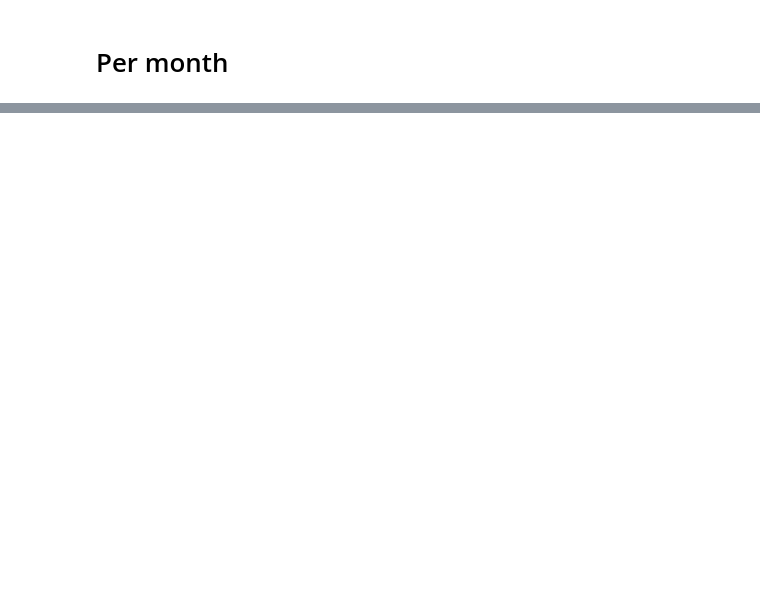
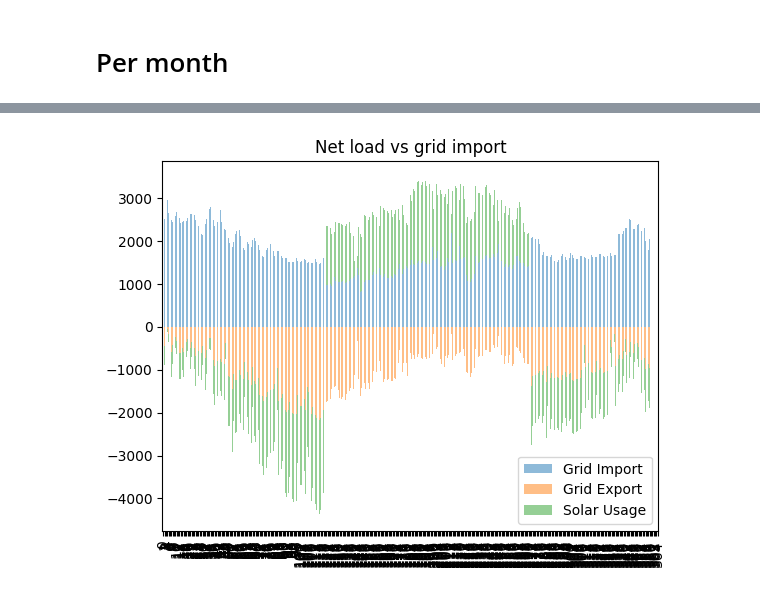
Before and after one commit to lgcharpe/the_gROKe_policy, a Jupyter notebook: jupyter_notebooks/SondreGym.ipynb, the cells around one changed output, grey strips where cells are left out. Cells and saved outputs as stored; diff of their text form; code cells hidden in the pictures; blank space fills up the shorter version.

```diff
--- a/jupyter_notebooks/SondreGym.ipynb
+++ b/jupyter_notebooks/SondreGym.ipynb
@@ -817,0 +894,20 @@ for month, (start_hour, end_hour) in month_start_end_dates.items():
+# %%
+day_grid_import = np.zeros(365)
+day_grid_export = np.zeros(365)
+day_solar_state = np.zeros(365)
+for i in range(365):
+    day_grid_import[i] = grid_import[i*24:(i+1)*24].sum()
+    day_grid_export[i] = grid_export[i*24:(i+1)*24].sum()
+    day_solar_state[i] = solar_state[i*24:(i+1)*24].sum()
+# %%
+day_grid_import = pd.Series(day_grid_import)
+day_grid_export = pd.Series(day_grid_export)
+day_solar_state = pd.Series(day_solar_state)
+
+pd.concat([day_grid_import, -day_grid_export, day_solar_state],
+          keys=['Grid Import', "Grid Export", "Solar Usage"],
+          axis=1).plot(kind="bar", stacked=True, alpha=0.5, title=f'Net load vs grid import')
+
+plt.show()
+# %% [output]
+[figure, added]
```
Also changed, not shown: parts of 13 cells of this notebook.
